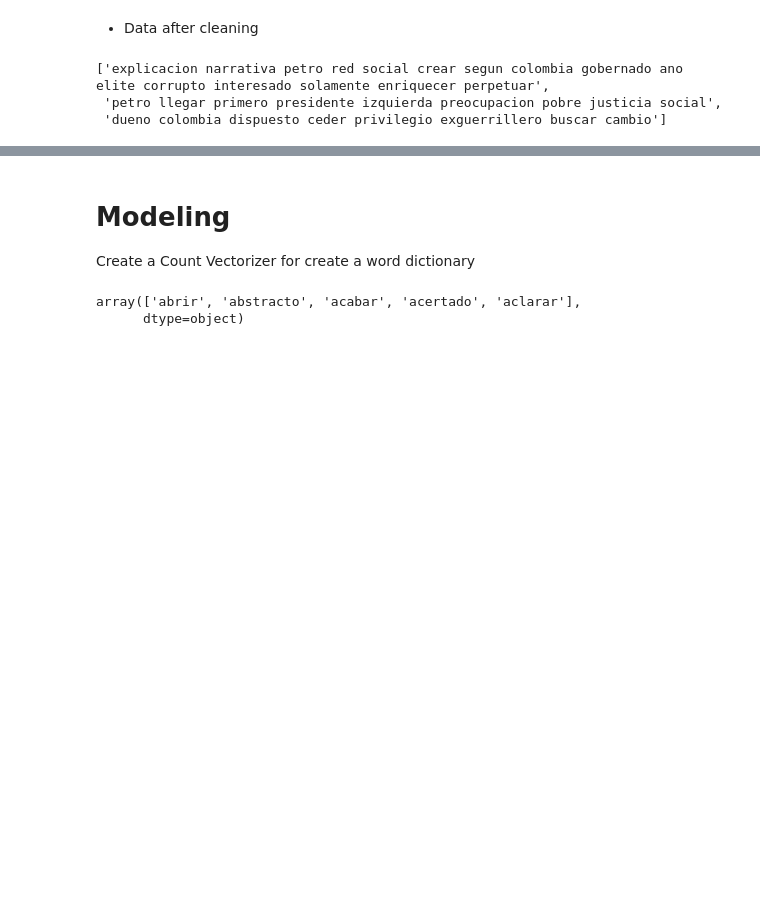
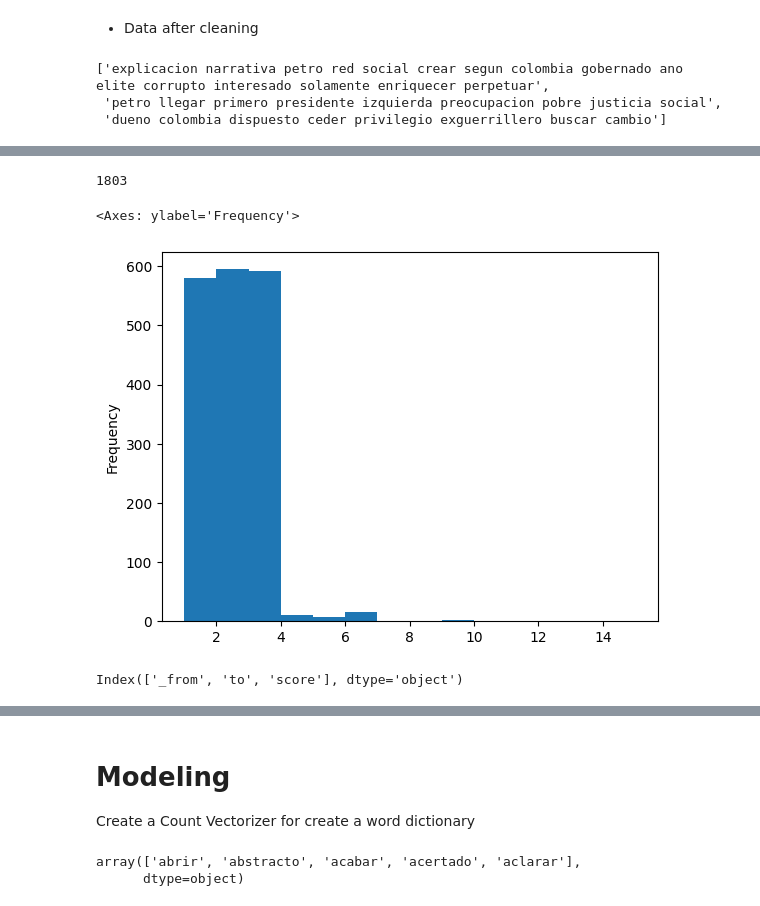
Before and after one commit to alejomaar/Network-Science-for-Data-Analytics, a Jupyter notebook: term_project/term_project.ipynb, the cells around one changed output, grey strips where cells are left out. Saved outputs shown, nothing was run; the diff lists cells and outputs as text; code cells hidden in the pictures; blank space fills up the shorter version.

Commit message:
feat: add new network

```diff
--- a/term_project/term_project.ipynb
+++ b/term_project/term_project.ipynb
@@ -229,3 +196,29 @@ documents[0:3]
 ['explicacion narrativa petro red social crear segun colombia gobernado ano elite corrupto interesado solamente enriquecer perpetuar',
  'petro llegar primero presidente izquierda preocupacion pobre justicia social',
  'dueno colombia dispuesto ceder privilegio exguerrillero buscar cambio']
+# %%
+def text_to_network(words: list[str]):
+    network_dictionary = []
+    limit = len(words) - 3
+    for idx, word in enumerate(words):
+        if idx == limit:
+            break
+        network_dictionary.extend(
+            [
+                {"_from": word, "to": words[idx + 1], "weight": 3},
+                {"_from": word, "to": words[idx + 2], "weight": 2},
+                {"_from": word, "to": words[idx + 3], "weight": 1},
+            ]
+        )
+    network_dictionary.extend([
+        {"_from": words[-3], "to": words[-2], "weight": 3},
+        {"_from": words[-3], "to": words[-1], "weight": 2},
+        {"_from": words[-2], "to": words[-1], "weight": 3}
+    ])
+    return network_dictionary
+# %%
+network_dict_dataset = []
+network_dict_dataset.extend([text_to_network(doc.split()) for doc in documents])
+network_dict_dataset = [relation for sentence in network_dict_dataset for relation in sentence]
+# %%
+network_df = pd.DataFrame(network_dict_dataset)
@@ -231,0 +250,2 @@ documents[0:3]
+# %%
+score_network_df = network_df.groupby(['_from','to']).agg(score=('weight', 'sum')).reset_index()
@@ -231,0 +266,13 @@ documents[0:3]
+# %%
+len(score_network_df)
+# %% [output]
+1803
+# %%
+score_network_df.score.plot.hist(bins=14)
+# %% [output]
+<Axes: ylabel='Frequency'>
+[figure, added]
+# %%
+score_network_df.columns
+# %% [output]
+Index(['_from', 'to', 'score'], dtype='object')
```
Also changed, not shown: parts of 10 cells of this notebook.
